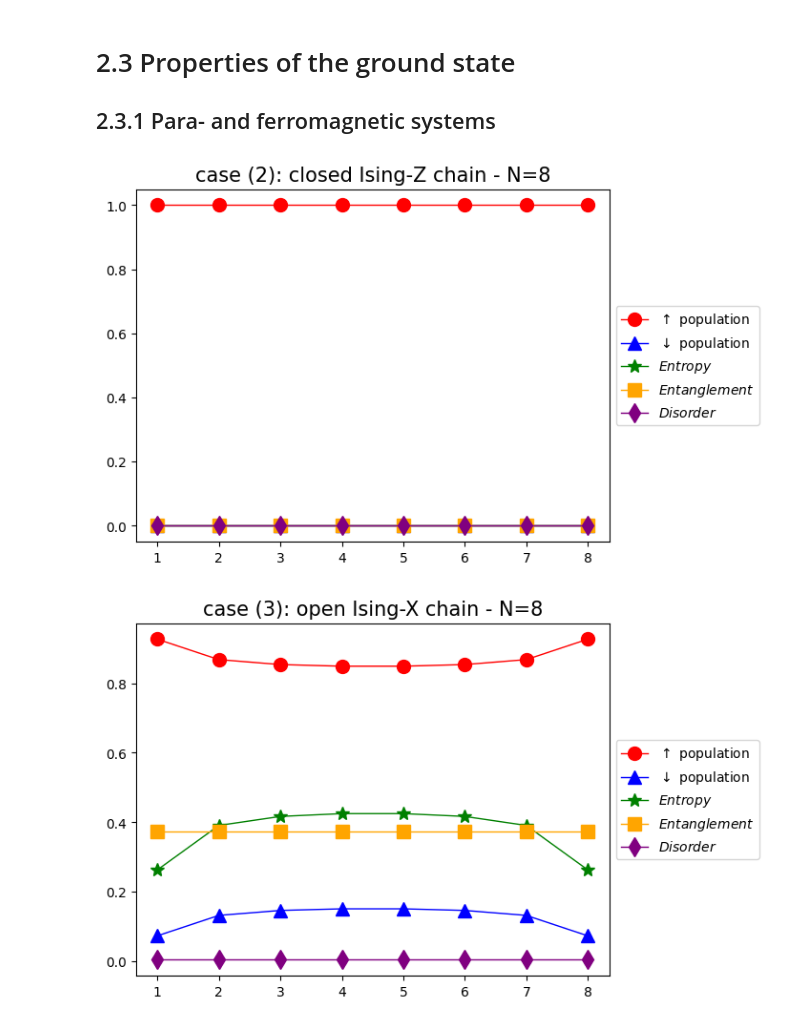
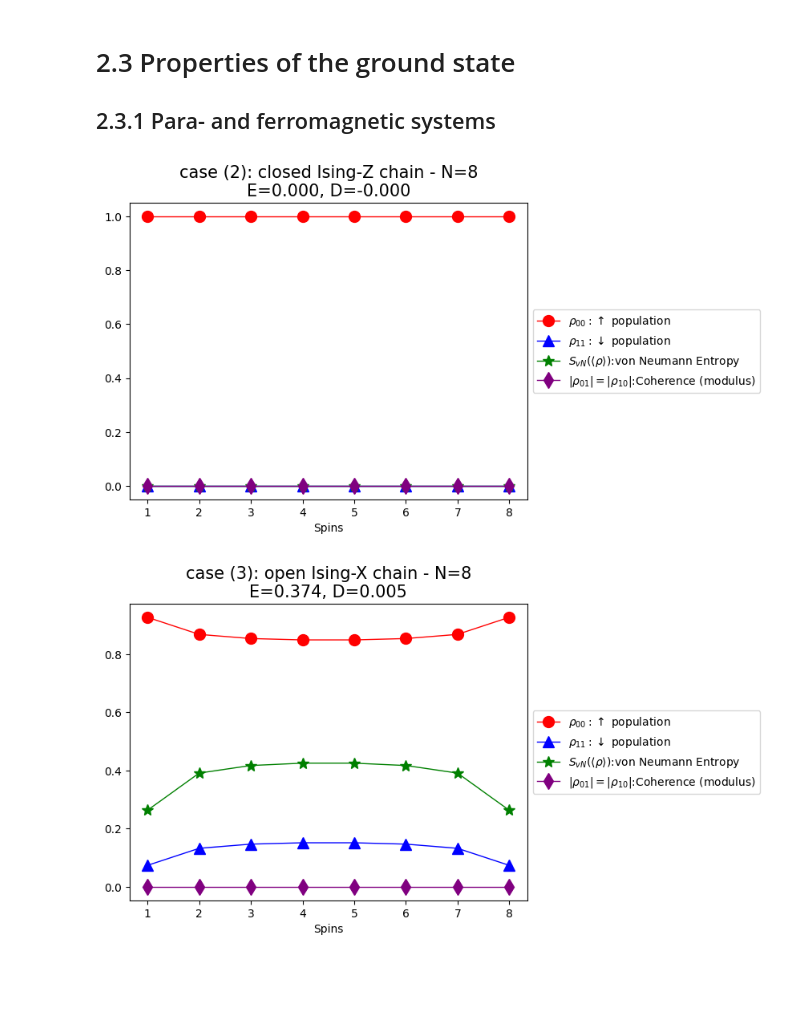
Before and after one commit to JulioSteve/AdvancedQuantumDynamics, a Jupyter notebook: BB/DQC_Spin_Lattice.ipynb, the cells around one changed output. Drawn from its saved outputs; the diff is of its cells as text; code cells hidden in the pictures; blank space fills up the shorter version.

```diff
--- a/BB/DQC_Spin_Lattice.ipynb
+++ b/BB/DQC_Spin_Lattice.ipynb
@@ -549,46 +537,50 @@ eigvec1_numpy: [-0.     0.521  0.65  -0.     0.521  0.     0.     0.186]
 # 2.3 Properties of the ground state
 ## 2.3.1 Para- and ferromagnetic systems
 # %%
-def plot_231(H, title, mu, eps, kmax):
+def plot_231(H, N,title, mu, eps, kmax):
     plt.figure()
     v0 = pm_0(H, mu, eps, kmax)[1]
-
-    N=8
     n_up = np.zeros(N, dtype=np.complex64)
     n_down = np.zeros(N, dtype=np.complex64)
     S = np.zeros(N, dtype=np.complex64)
-    E = np.zeros(N, dtype=np.complex64)
-    D = np.zeros(N, dtype=np.complex64)
+    coherence = np.zeros(N)
+    E = entangl(v0,N)
+    D = Disorder(v0, N)
 
     for i in range(1,N+1):
         j=i-1
-        rho = densmat(v0,i,8)
+        rho = densmat(v0,i,N)
+        coherence[j] = np.abs(rho[0,1]) #the matrix is hermitian and we have |rho_01|=|rho_10|
         n_up[j] = rho[0,0]
         n_down[j] = rho[1,1]
         S[j] = SvN(rho)
-        E[j] = entangl(v0,N)
-        D[j] = Disorder(v0,N)
 
     X = np.arange(1,N+1)
 
-    markers = ["o","^","*","s","d"]
-    colors = ["red", "blue", "green", "orange", "purple"]
-    labels = [r"$\uparrow$ population",r"$\downarrow$ population",r"$Entropy$",r"$Entanglement$",r"$Disorder$"]
-    for i,L in enumerate([n_up,n_down,S,E,D]):
+    markers = ["o","^","*","d"]
+    colors = ["red", "blue", "green", "purple"]
+    labels = [r"$\rho_{00}:\uparrow$ population",r"$\rho_{11}:\downarrow$ population",r"$S_{vN}(\langle\rho\rangle)$:von Neumann Entropy",r"$|\rho_{01}|=|\rho_{10}|$:Coherence (modulus)"]
+    for i,L in enumerate([n_up,n_down,S,coherence]):
         L = L.real
         plt.plot(X,L, marker=markers[i], color=colors[i], ls="solid", lw=1, ms=10, label=labels[i])
     plt.legend(loc='center left', bbox_to_anchor=(1, 0.5))
+    title = title + f"\nE={E:.3f}, D={D:.3f}"
     plt.title(title, fontsize=15)
+    plt.xlabel("Spins")
 # %%
-# EXPECT AT LEAST 1 MINUTE TO RUN THIS CELL!
+# EXPECT AT LEAST 30 SECONDS TO RUN THIS CELL!
+# In the case it does not converge, relaunch this cell, the random vector might be wrong.
 
-H1 = H_cIZ_8  # case (2)
-H2 = H_oIX_8  # case (3)
-H3 = H_orIX_8 # case (6)
+H1 = QuantumHamiltonian_chain(Jxyz=[0,0,1], w=0.5, N=8, flag="close", force_real=False)
+H2 = QuantumHamiltonian_chain(Jxyz=[1,0,0], w=0.5, N=8, flag="open", force_real=False)
+H3 = QuantumHamiltonian_general(build_J_X(8), w_rand(8), N=8, flag="open", force_real=False)
 
-plot_231(H1, 'case (2): closed Ising-Z chain - N=8', mu=100, eps=1e-8, kmax=1e6)
-plot_231(H2, 'case (3): open Ising-X chain - N=8', mu=100, eps=1e-8, kmax=1e6)
-plot_231(H3, 'case (6): open random Ising-X chain - N=8', mu=10, eps=1e-8, kmax=5e5)
+plot_231(H1, 8,'case (2): closed Ising-Z chain - N=8', mu=100, eps=1e-8, kmax=1e6)
+# print("(2) done")
+plot_231(H2, 8,'case (3): open Ising-X chain - N=8', mu=100, eps=1e-8, kmax=1e6)
+# print("(3) done")
+plot_231(H3, 8,'case (6): open random Ising-X chain - N=8', mu=100, eps=1e-8, kmax=1e6)
+# print("(6) done")
 # %% [output]
-[figure, old version]
+[figure, new version]
-[figure, old version]
+[figure, new version]
```
Also changed, not shown: parts of 21 cells of this notebook, 1 other file.
